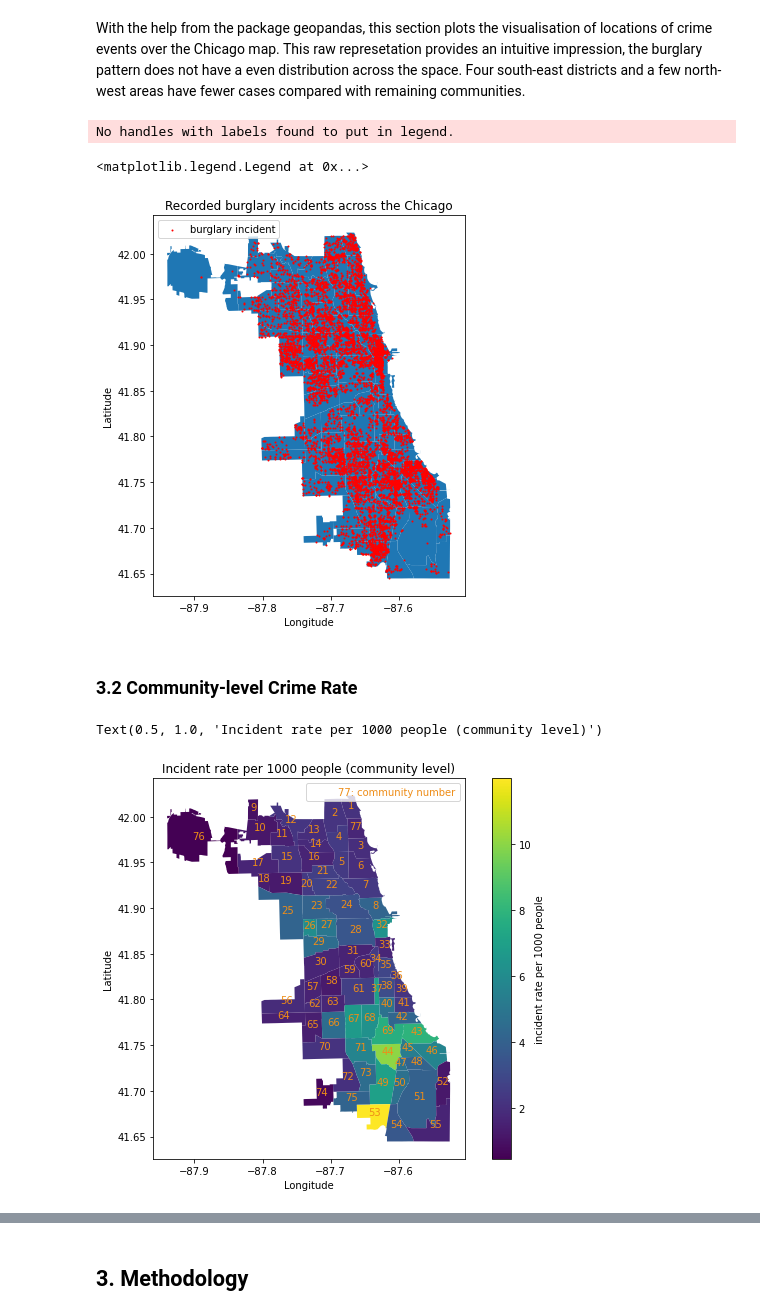
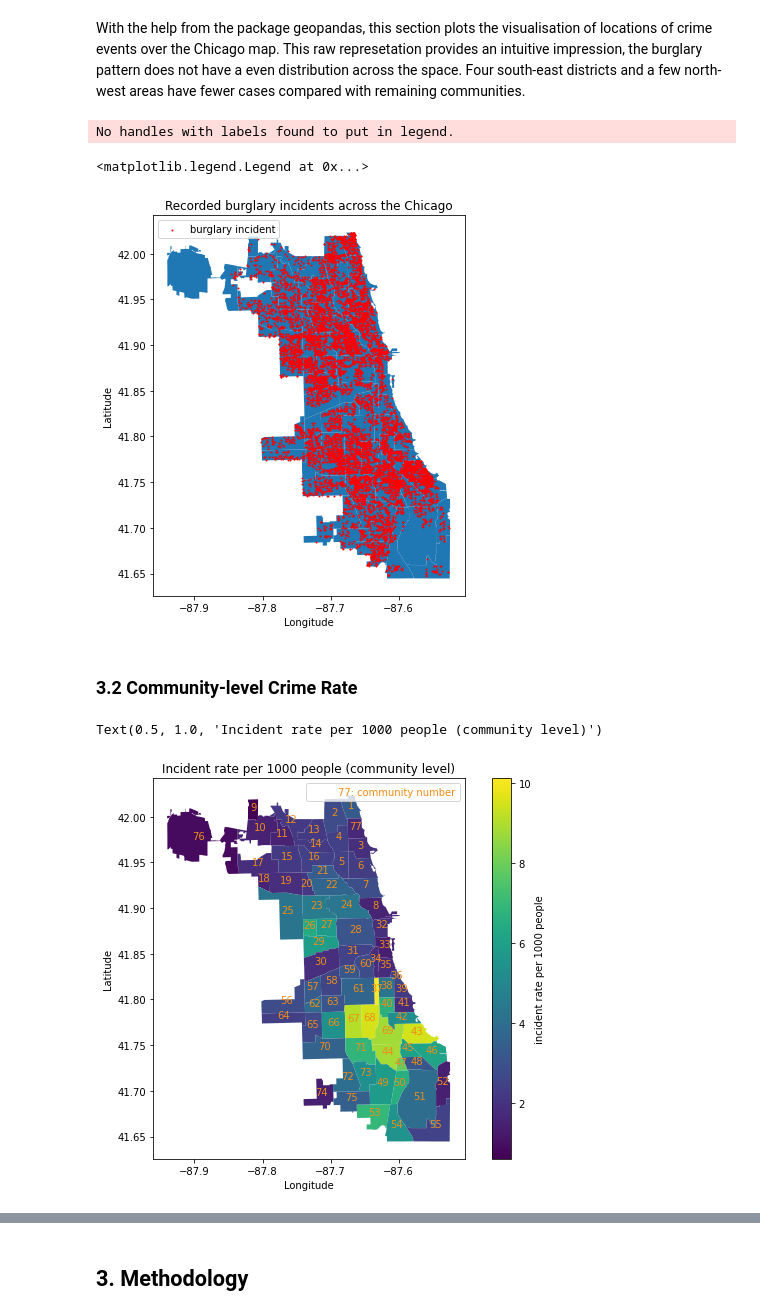
Before and after one commit to NijunJiang/CASA_CW, a Jupyter notebook: coursework.ipynb, the cells around one changed output, grey strips where cells are left out. Saved outputs shown, nothing was run; the diff lists cells and outputs as text; code cells hidden in the pictures.

```diff
--- a/coursework.ipynb
+++ b/coursework.ipynb
@@ -258,0 +303,24 @@ chicago_community_with_crime_data
+# %%
+unemply.rename(columns={"Name": "community"}, inplace=True)
+education.rename(columns={"Name": "community"}, inplace=True)
+median_household_income.rename(columns={"Name": "community"}, inplace=True)
+# %%
+unemply['community'] = unemply['community'].str.upper()
+education['community'] = education['community'].str.upper()
+median_household_income['community'] = median_household_income['community'].str.upper()
+# %%
+unemply.rename(columns={"Estimate (copy)": "unemployment rate"}, inplace=True)
+education.rename(columns={"Estimate (copy)": "degree percentage"}, inplace=True)
+median_household_income.rename(columns={"Estimate (copy)": "median household income"}, inplace=True)
+# %%
+chicago_community_with_crime_data = pd.merge(
+    chicago_community_with_crime_data, unemply, on="community"
+)
+
+chicago_community_with_crime_data = pd.merge(
+    chicago_community_with_crime_data, education, on="community"
+)
+
+chicago_community_with_crime_data = pd.merge(
+    chicago_community_with_crime_data, median_household_income, on="community"
+)
@@ -270,12 +343,12 @@ crs = {
 
 geometry = [
     Point(xy)
-    for xy in zip(BURGLARY_2020_spatial["longitude"], BURGLARY_2020_spatial["latitude"])
+    for xy in zip(BURGLARY_2019_spatial["longitude"], BURGLARY_2019_spatial["latitude"])
 ]
 
 
 geodata = gpd.GeoDataFrame(
-    BURGLARY_2020_spatial, crs=crs, geometry=geometry
+    BURGLARY_2019_spatial, crs=crs, geometry=geometry
 )  # burglary incident point data
 
 
@@ -284,11 +357,11 @@ ax.set_xlabel("Longitude")
 ax.set_ylabel("Latitude")
 ax.set_title("Recorded burglary incidents across the Chicago")
 
-chicago_community.plot(ax=ax, legend=True, column="community", categorical=True)
+chicago_community.plot(ax=ax, legend=True, column="community_dummy", categorical=True)
 ax.legend()
 ax.scatter(
-    BURGLARY_2020_spatial["longitude"],
-    BURGLARY_2020_spatial["latitude"],
+    BURGLARY_2019_spatial["longitude"],
+    BURGLARY_2019_spatial["latitude"],
     label="burglary incident",
     s=1,
     c="red",
@@ -299,33 +372,36 @@ ax.legend()
 # %% [output]
 No handles with labels found to put in legend.
 <matplotlib.legend.Legend at 0x...>
-[figure, old version]
+[figure, new version]
 # %% [markdown]
 ### 3.2 Community-level Crime Rate
 # %%
 fig, ax = plt.subplots(figsize=(10, 7))
 chicago_community_with_crime_data.plot(
     column="incident rate per 1000 people",
     ax=ax,
     legend=True,
     legend_kwds={"label": "incident rate per 1000 people"},
 )
 chicago_community.apply(
     lambda x: ax.annotate(
-        text=x["community number"], xy=x.geometry.centroid.coords[0], ha="center", color='#ee8d18'
+        text=x["community number"],
+        xy=x.geometry.centroid.coords[0],
+        ha="center",
+        color="#ee8d18",
     ),
     axis=1,
 )
 
-plt.plot([], [], ' ', label="77: community number")
+plt.plot([], [], " ", label="77: community number")
 legend = plt.legend()
-plt.setp(legend.get_texts(), color='#ee8d18')
+plt.setp(legend.get_texts(), color="#ee8d18")
 ax.set_xlabel("Longitude")
 ax.set_ylabel("Latitude")
 ax.set_title("Incident rate per 1000 people (community level)")
 # %% [output]
 Text(0.5, 1.0, 'Incident rate per 1000 people (community level)')
-[figure, old version]
+[figure, new version]
 # %%
 fig, ax = plt.subplots(figsize=(10, 7))
 chicago_community_with_crime_data.plot(
```
Also changed, not shown: parts of 31 cells of this notebook.
